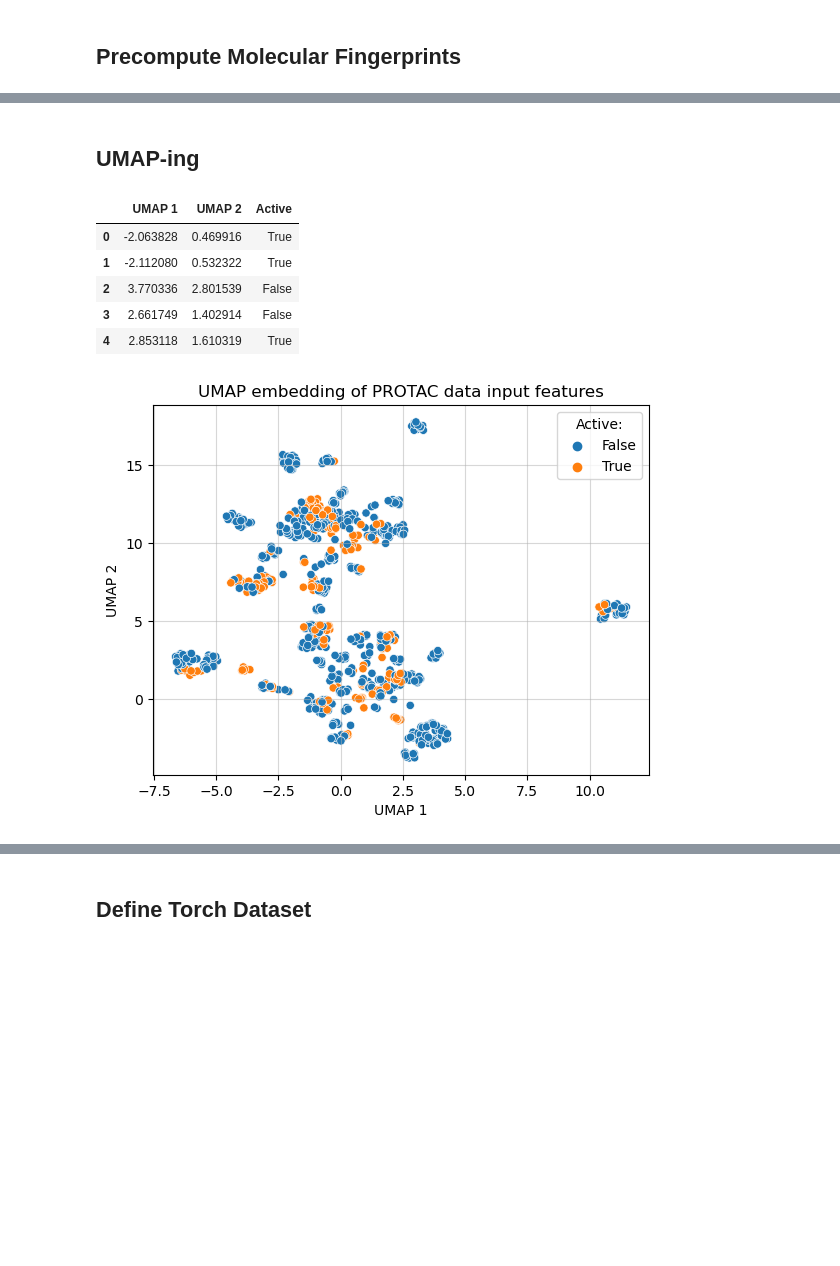
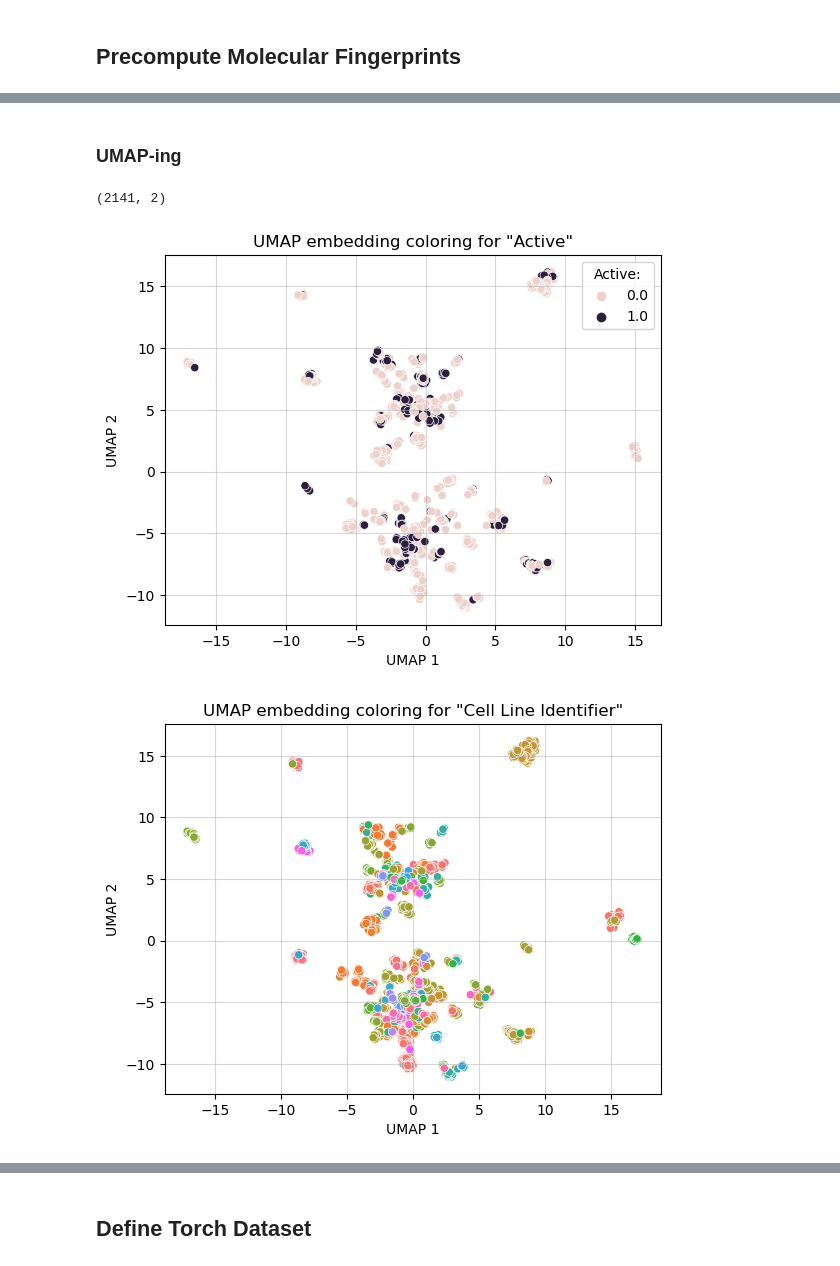
Before and after one commit to ribesstefano/PROTAC-Degradation-Predictor, a Jupyter notebook: notebooks/protac_degradation_predictor.ipynb, the cells around one changed output, grey strips where cells are left out. Saved outputs shown, nothing was run; the diff lists cells and outputs as text; code cells hidden in the pictures; blank space fills up the shorter version.

```diff
--- a/notebooks/protac_degradation_predictor.ipynb
+++ b/notebooks/protac_degradation_predictor.ipynb
@@ -122,0 +180,2 @@ for smiles in tqdm(protac_df['Smiles'].unique().tolist(), desc='Precomputing fin
+# %%
+smiles2fp = {s: np.array(fp) for s, fp in smiles2fp.items()}
@@ -123,5 +216,5 @@ for smiles in tqdm(protac_df['Smiles'].unique().tolist(), desc='Precomputing fin
 # %% [markdown]
-## UMAP-ing
+### UMAP-ing
 # %%
 import umap
 from sklearn.preprocessing import StandardScaler
@@ -157,42 +235,47 @@ umap_reducer = umap.UMAP(
 scaler = StandardScaler()
 
 # Get the embeddings as a numpy array
-data = scaler.fit_transform(protac_data)
-data = umap_reducer.fit_transform(data)
+umap_data = umap_reducer.fit_transform(scaler.fit_transform(protac_data))
 
-# Get the UMAP embedding coordinates
-umap_embeddings = {
-    'UMAP 1': [],
-    'UMAP 2': [],
-    'Active': [],
-}
-umap_embeddings['UMAP 1'] = data[:, 0].tolist()
-umap_embeddings['UMAP 2'] = data[:, 1].tolist()
-umap_embeddings['Active'] = protac_labels
-
-# Transform to dataframe and drop duplicates
-umap_embeddings = pd.DataFrame(umap_embeddings).drop_duplicates()
-umap_embeddings.head()
+umap_data.shape
 # %% [output]
-|  | UMAP 1 | UMAP 2 | Active |
-| 0 | -2.063828 | 0.469916 | True |
-| 1 | -2.112080 | 0.532322 | True |
-| 2 | 3.770336 | 2.801539 | False |
-| 3 | 2.661749 | 1.402914 | False |
-| 4 | 2.853118 | 1.610319 | True |
+(2141, 2)
 # %%
 import seaborn as sns
 import matplotlib.pyplot as plt
 import warnings
 
-with warnings.catch_warnings():
-    warnings.simplefilter("ignore")
-    sns.scatterplot(data=umap_embeddings, x='UMAP 1', y='UMAP 2',
-                    hue='Active', palette=sns.color_palette('tab10'))
-    # Make the legend external
-    plt.legend(title='Active:')
-    plt.title('UMAP embedding of PROTAC data input features')
-    plt.grid(axis='both', alpha=0.5)
-    plt.show()
+labels_to_plot = [
+    'Active',
+    'Cell Line Identifier',
+    'E3 Ligase',
+    'Uniprot',
+    # 'Smiles',
+    'Treatment Time (h)',
+    'DC50 (nM)',
+    'Dmax (%)',
+]
+for col in labels_to_plot:
+    # print(f'Plotting UMAP for {col}')
+    umap_embeddings = {
+        'UMAP 1': umap_data[:, 0],
+        'UMAP 2': umap_data[:, 1],
+        col: protac_labels[col],
+    }
+    umap_embeddings = pd.DataFrame(umap_embeddings).drop_duplicates()
+
+    with warnings.catch_warnings():
+        warnings.simplefilter("ignore")
+        sns.scatterplot(data=umap_embeddings, x='UMAP 1', y='UMAP 2',
+                        hue=col) #, palette=sns.color_palette('tab10'))
+        # Make the legend external and plot it for active and e3 ligase only
+        if col in ['Active', 'E3 Ligase']:
+            plt.legend(title=f'{col}:')
+        else:
+            plt.legend().remove()
+        plt.title(f'UMAP embedding coloring for "{col}"')
+        plt.grid(axis='both', alpha=0.5)
+        plt.show()
 # %% [output]
-[figure, old version]
+[figure, new version]
+[figure, added]
```
Also changed, not shown: parts of 30 cells of this notebook.
